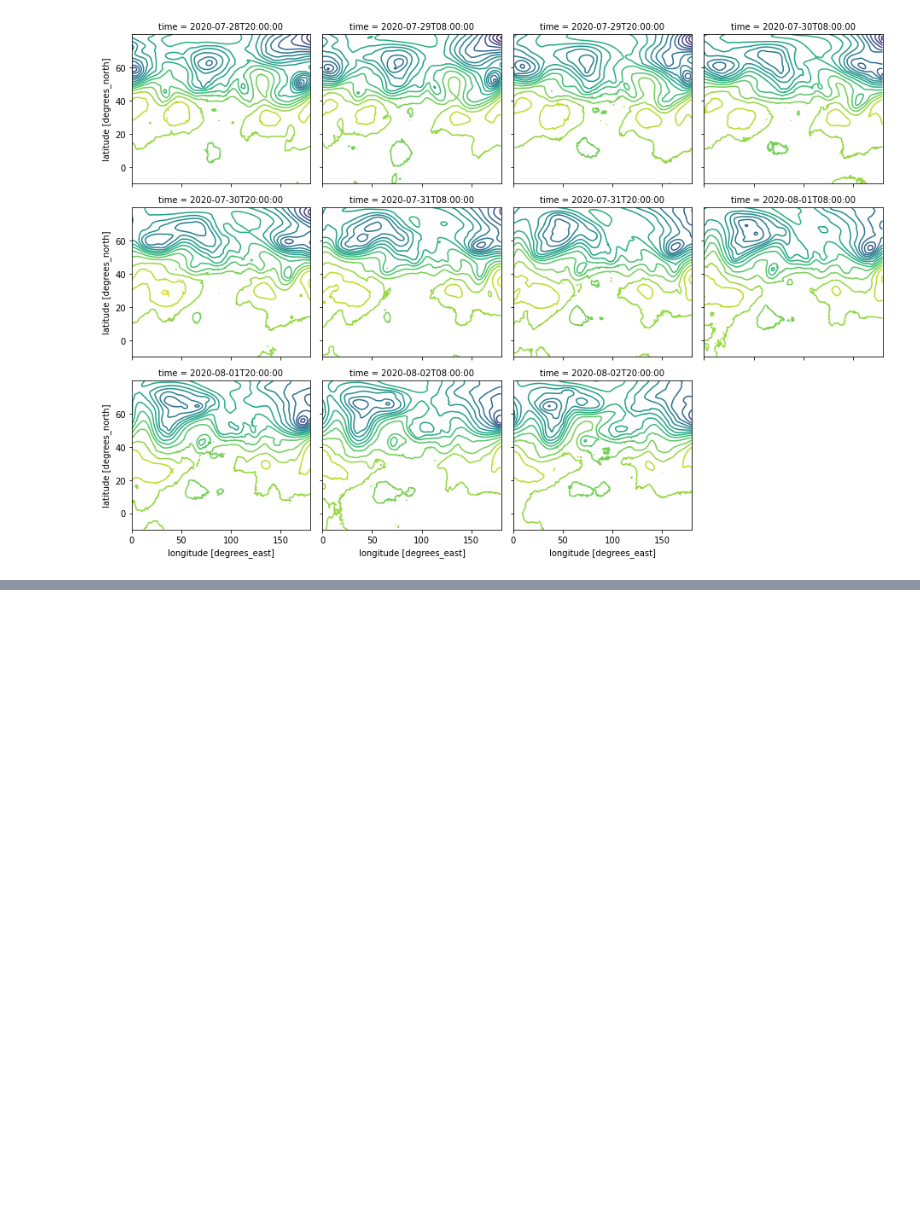
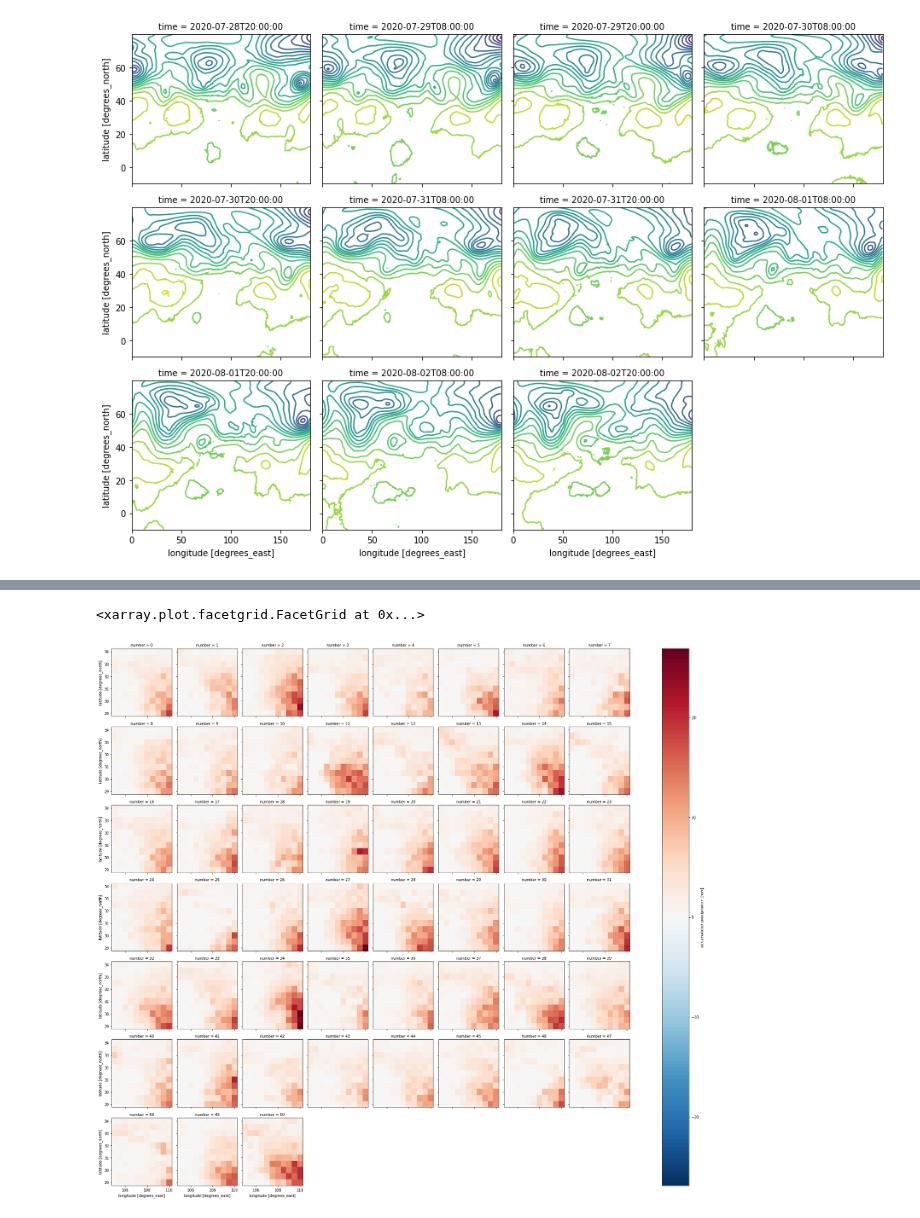
Before and after one commit to nmcdev/nmc_met_io, a Jupyter notebook: examples/retrieve_mdfs_model.ipynb, the cells around one changed output, grey strips where cells are left out. Drawn from its saved outputs; the diff is of its cells as text; code cells hidden in the pictures; blank space fills up the shorter version.

```diff
--- a/examples/retrieve_mdfs_model.ipynb
+++ b/examples/retrieve_mdfs_model.ipynb
@@ -201,0 +204,8 @@ data.HGT.isel(level=0).plot.contour(col='time', col_wrap=4, levels=20)
+# %%
+%time
+directory = "ECMWF_ENSEMBLE/RAW/RAIN24/"
+filename = "21042020.036"
+data = get_model_grid(directory, filename=filename,
+                      varname='precipitation', varattrs={'long_name':'accumulated precipitation', 'units':'mm'},
+                      cache=False)
+data
@@ -201,0 +229,6 @@ data.HGT.isel(level=0).plot.contour(col='time', col_wrap=4, levels=20)
+# %%
+subdata = data.sel(lon=slice(105, 110), lat=slice(29, 34))
+subdata.precipitation.isel(time=0).plot(col='number', col_wrap=8)
+# %% [output]
+<xarray.plot.facetgrid.FacetGrid at 0x...>
+[figure, added]
```
Also changed, not shown: parts of 2 cells of this notebook, 11 other files.
